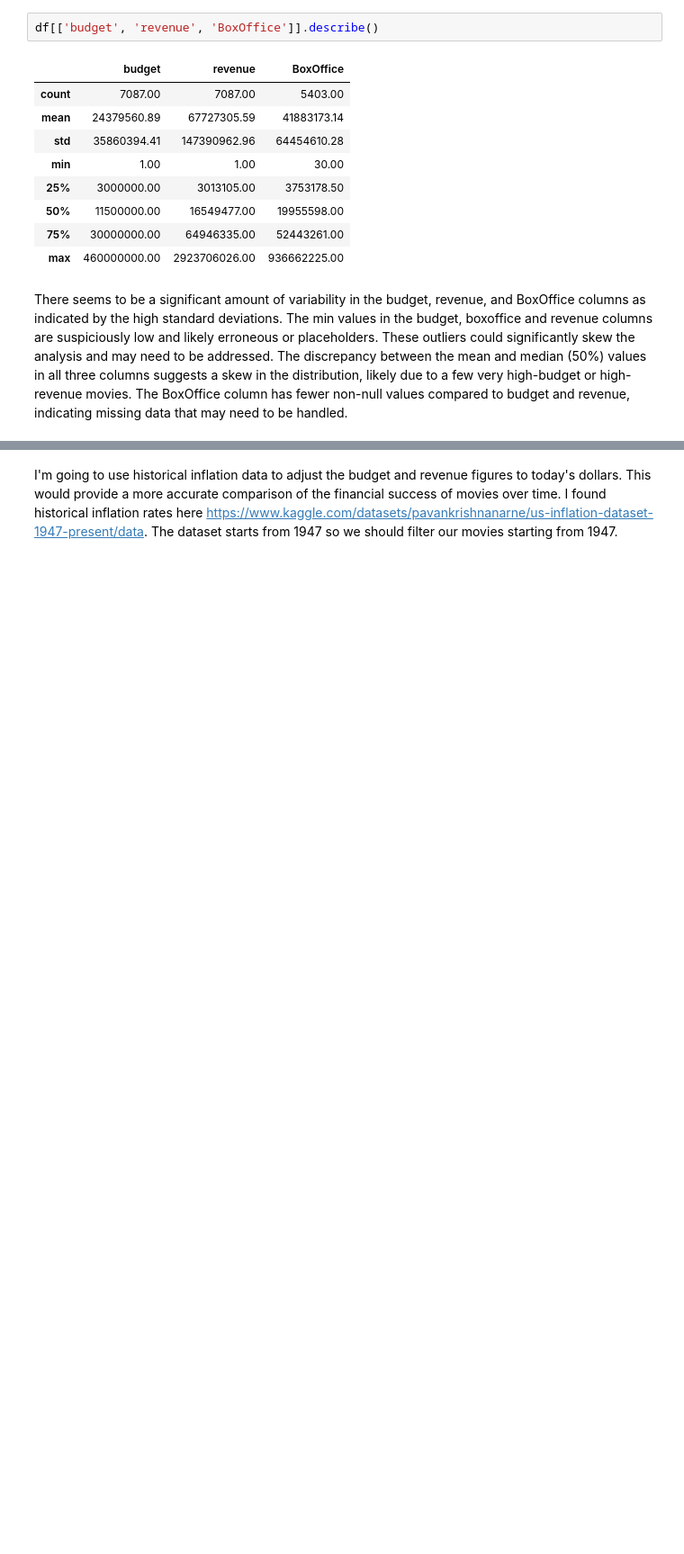
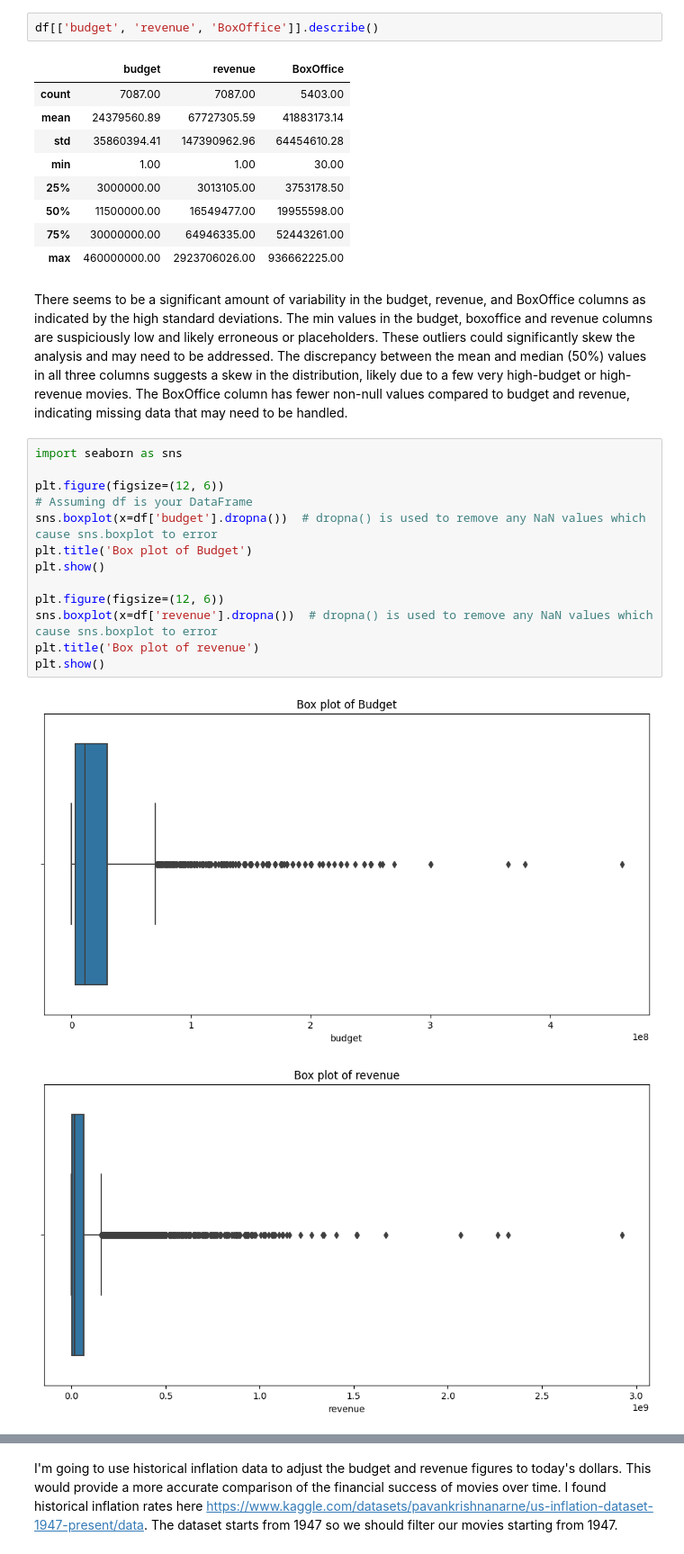
Before and after one commit to olgazju/ml_camp_2023, a Jupyter notebook: midterm_project/notebooks/1-Data-Cleaning.ipynb, the cells around one changed output, grey strips where cells are left out. Shown at 90% size. Saved outputs shown, nothing was run; the diff lists cells and outputs as text; blank space fills up the shorter version.

```diff
--- a/midterm_project/notebooks/1-Data-Cleaning.ipynb
+++ b/midterm_project/notebooks/1-Data-Cleaning.ipynb
@@ -665,4 +665,20 @@ df[['budget', 'revenue', 'BoxOffice']].describe()
 | max | 460000000.00 | 2923706026.00 | 936662225.00 |
 # %% [markdown]
 There seems to be a significant amount of variability in the budget, revenue, and BoxOffice columns as indicated by the high standard deviations. The min values in the budget, boxoffice and revenue columns are suspiciously low and likely erroneous or placeholders. These outliers could significantly skew the analysis and may need to be addressed. The discrepancy between the mean and median (50%) values in all three columns suggests a skew in the distribution, likely due to a few very high-budget or high-revenue movies. The BoxOffice column has fewer non-null values compared to budget and revenue, indicating missing data that may need to be handled.
+# %%
+import seaborn as sns
+
+plt.figure(figsize=(12, 6))
+# Assuming df is your DataFrame
+sns.boxplot(x=df['budget'].dropna())  # dropna() is used to remove any NaN values which cause sns.boxplot to error
+plt.title('Box plot of Budget')
+plt.show()
+
+plt.figure(figsize=(12, 6))
+sns.boxplot(x=df['revenue'].dropna())  # dropna() is used to remove any NaN values which cause sns.boxplot to error
+plt.title('Box plot of revenue')
+plt.show()
+# %% [output]
+[figure, added]
+[figure, added]
 # %%
```
Also changed, not shown: parts of 7 cells of this notebook, 2 other files.
